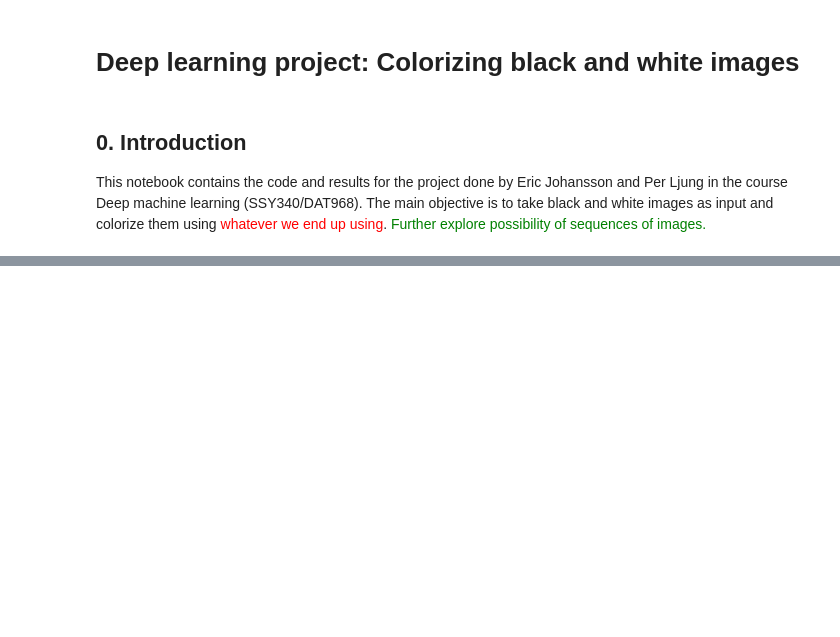
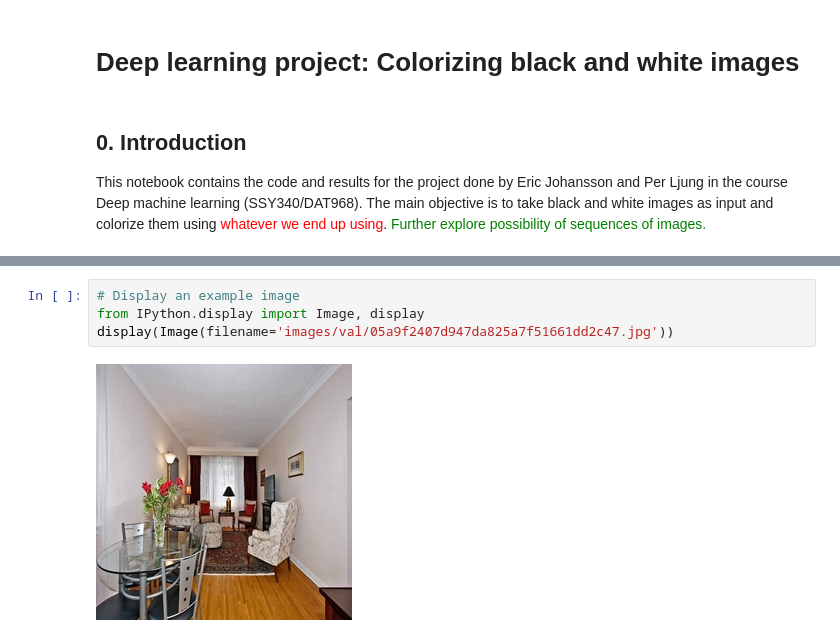
Before and after one commit to LjungPer/deep-learning-project, a Jupyter notebook: Project_notebook.ipynb, the cells around one changed output, grey strips where cells are left out. Drawn from its saved outputs; the diff is of its cells as text; blank space fills up the shorter version.

Commit message:
Code to download images and updated .gitignore

```diff
--- a/Project_notebook.ipynb
+++ b/Project_notebook.ipynb
@@ -24,0 +42,6 @@ import torch.nn.functional as F
+# %%
+# Display an example image
+from IPython.display import Image, display
+display(Image(filename='images/val/05a9f2407d947da825a7f51661dd2c47.jpg'))
+# %% [output]
+[figure, added]
```
Also changed, not shown: parts of 4 cells of this notebook, 1 other file.
